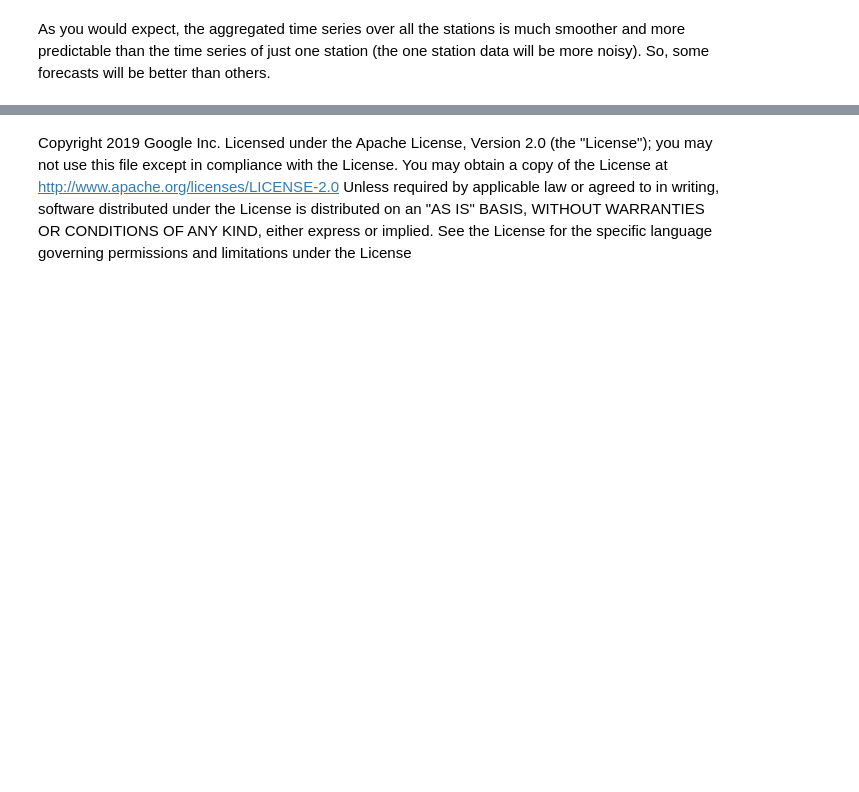
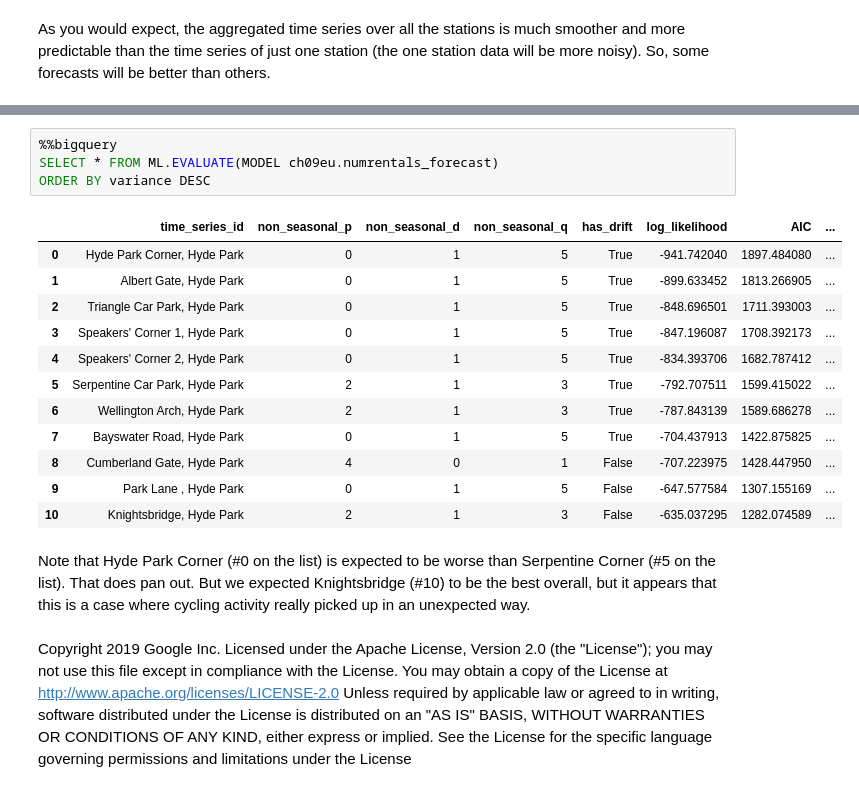
Before and after one commit to GoogleCloudPlatform/bigquery-oreilly-book, a Jupyter notebook: blogs/bqml_arima/bqml_arima.ipynb, the cells around one changed output, grey strips where cells are left out. Drawn from its saved outputs; the diff is of its cells as text; blank space fills up the shorter version.

```diff
--- a/blogs/bqml_arima/bqml_arima.ipynb
+++ b/blogs/bqml_arima/bqml_arima.ipynb
@@ -222,2 +242,21 @@ Triangle Car Park, Hyde Park
+# %%
+%%bigquery
+SELECT * FROM ML.EVALUATE(MODEL ch09eu.numrentals_forecast)
+ORDER BY variance DESC
+# %% [output]
+|  | time_series_id | non_seasonal_p | non_seasonal_d | non_seasonal_q | has_drift | log_likelihood | AIC | ... |
+| 0 | Hyde Park Corner, Hyde Park | 0 | 1 | 5 | True | -941.742040 | 1897.484080 | ... |
+| 1 | Albert Gate, Hyde Park | 0 | 1 | 5 | True | -899.633452 | 1813.266905 | ... |
+| 2 | Triangle Car Park, Hyde Park | 0 | 1 | 5 | True | -848.696501 | 1711.393003 | ... |
+| 3 | Speakers' Corner 1, Hyde Park | 0 | 1 | 5 | True | -847.196087 | 1708.392173 | ... |
+| 4 | Speakers' Corner 2, Hyde Park | 0 | 1 | 5 | True | -834.393706 | 1682.787412 | ... |
+| 5 | Serpentine Car Park, Hyde Park | 2 | 1 | 3 | True | -792.707511 | 1599.415022 | ... |
+| 6 | Wellington Arch, Hyde Park | 2 | 1 | 3 | True | -787.843139 | 1589.686278 | ... |
+| 7 | Bayswater Road, Hyde Park | 0 | 1 | 5 | True | -704.437913 | 1422.875825 | ... |
+| 8 | Cumberland Gate, Hyde Park | 4 | 0 | 1 | False | -707.223975 | 1428.447950 | ... |
+| 9 | Park Lane , Hyde Park | 0 | 1 | 5 | False | -647.577584 | 1307.155169 | ... |
+| 10 | Knightsbridge, Hyde Park | 2 | 1 | 3 | False | -635.037295 | 1282.074589 | ... |
+# %% [markdown]
+Note that Hyde Park Corner (#0 on the list) is expected to be worse than Serpentine Corner (#5 on the list). That does pan out. But we expected Knightsbridge (#10) to be the best overall, but it appears that this is a case where cycling activity really picked up in an unexpected way.
 # %% [markdown]
 Copyright 2019 Google Inc. Licensed under the Apache License, Version 2.0 (the "License"); you may not use this file except in compliance with the License. You may obtain a copy of the License at http://www.apache.org/licenses/LICENSE-2.0 Unless required by applicable law or agreed to in writing, software distributed under the License is distributed on an "AS IS" BASIS, WITHOUT WARRANTIES OR CONDITIONS OF ANY KIND, either express or implied. See the License for the specific language governing permissions and limitations under the License
```
Also changed, not shown: parts of 8 cells of this notebook.
